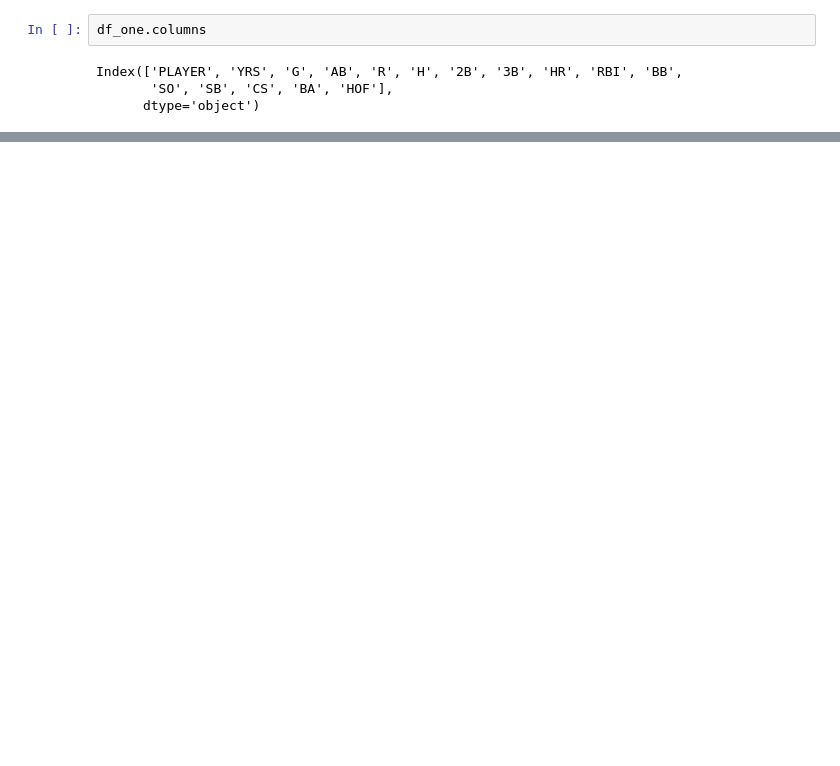
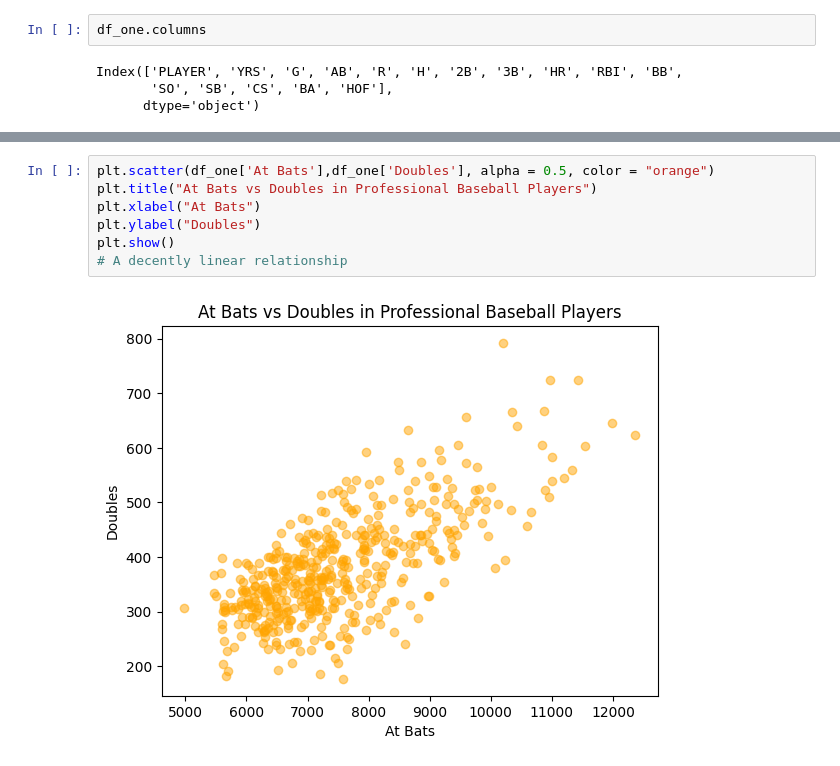
Before and after one commit to LucaMorocco/Luca-s-room, a Jupyter notebook: Coding_School_data_science_project_Baseball.ipynb, the cells around one changed output, grey strips where cells are left out. Drawn from its saved outputs; the diff is of its cells as text; blank space fills up the shorter version.

```diff
--- a/Coding_School_data_science_project_Baseball.ipynb
+++ b/Coding_School_data_science_project_Baseball.ipynb
@@ -159,0 +183,9 @@ np.int64(1)
+# %%
+plt.scatter(df_one['At Bats'],df_one['Doubles'], alpha = 0.5, color = "orange")
+plt.title("At Bats vs Doubles in Professional Baseball Players")
+plt.xlabel("At Bats")
+plt.ylabel("Doubles")
+plt.show()
+# A decently linear relationship
+# %% [output]
+[figure, added]
```
Also changed, not shown: parts of 39 cells of this notebook.
